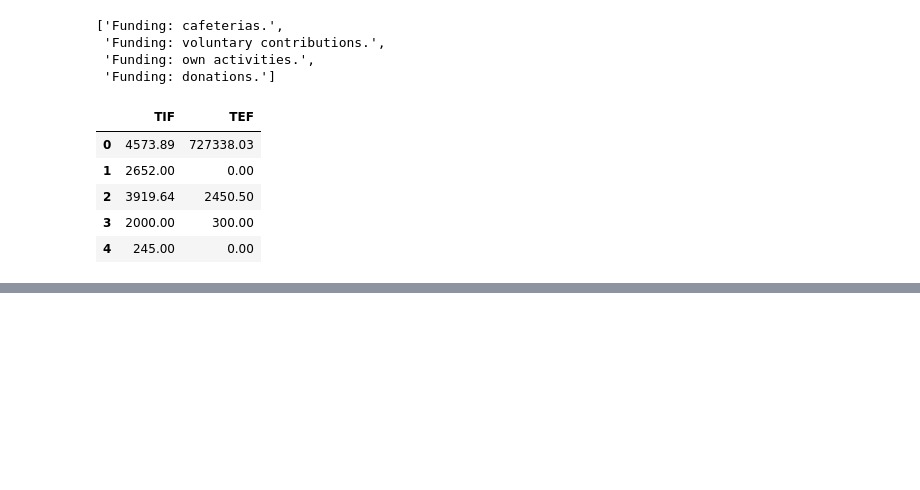
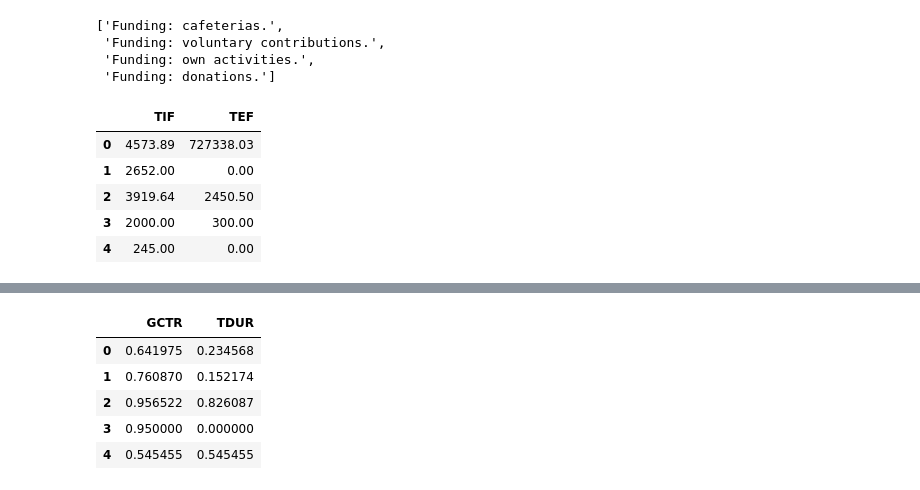
Before and after one commit to guillermo-avelar/dropout-predictor, a Jupyter notebook: dropout-predictor/notebooks/1.0-ga-data-cleaning.ipynb, the cells around one changed output, grey strips where cells are left out. Cells and saved outputs as stored; diff of their text form; code cells hidden in the pictures; blank space fills up the shorter version.

```diff
--- a/dropout-predictor/notebooks/1.0-ga-data-cleaning.ipynb
+++ b/dropout-predictor/notebooks/1.0-ga-data-cleaning.ipynb
@@ -302,0 +447,5 @@ list(df.iloc[:10, 28:36].columns)
+# %%
+new_df['CCR'] = df.apply(compute_computers, axis=1)
+# %%
+# Convert nan to 0
+new_df['CCR'] = new_df['CCR'].fillna(0)
@@ -302,0 +553,35 @@ list(df.iloc[:10, 28:36].columns)
+# %%
+def compute_gctr_tdur(row):
+    total_good = 0
+    total_bad = 0
+    total_rented = 0
+    total_student = 0
+
+    for j in range(52, 108, 4):
+        if not np.isnan(row.iloc[j]):
+            total_good += row.iloc[j]
+        if not np.isnan(row.iloc[j+1]):
+            total_bad += row.iloc[j+1]
+        if not np.isnan(row.iloc[j+2]):
+            total_rented += row.iloc[j+2]
+        if not np.isnan(row.iloc[j+3]):
+            total_student += row.iloc[j+3]
+
+    good_bad = total_good + total_bad
+    all_td = (total_good + total_bad + total_rented)
+
+    gctr = 0 if good_bad == 0 else total_good / good_bad
+    tdur = 0 if all_td == 0 else total_student / all_td
+
+    return pd.Series([gctr, tdur])
+# %%
+new_df[['GCTR', 'TDUR']] = df.apply(compute_gctr_tdur, axis=1)
+# %%
+new_df[['GCTR', 'TDUR']].head()
+# %% [output]
+|  | GCTR | TDUR |
+| 0 | 0.641975 | 0.234568 |
+| 1 | 0.760870 | 0.152174 |
+| 2 | 0.956522 | 0.826087 |
+| 3 | 0.950000 | 0.000000 |
+| 4 | 0.545455 | 0.545455 |
```
Also changed, not shown: parts of 48 cells of this notebook.
